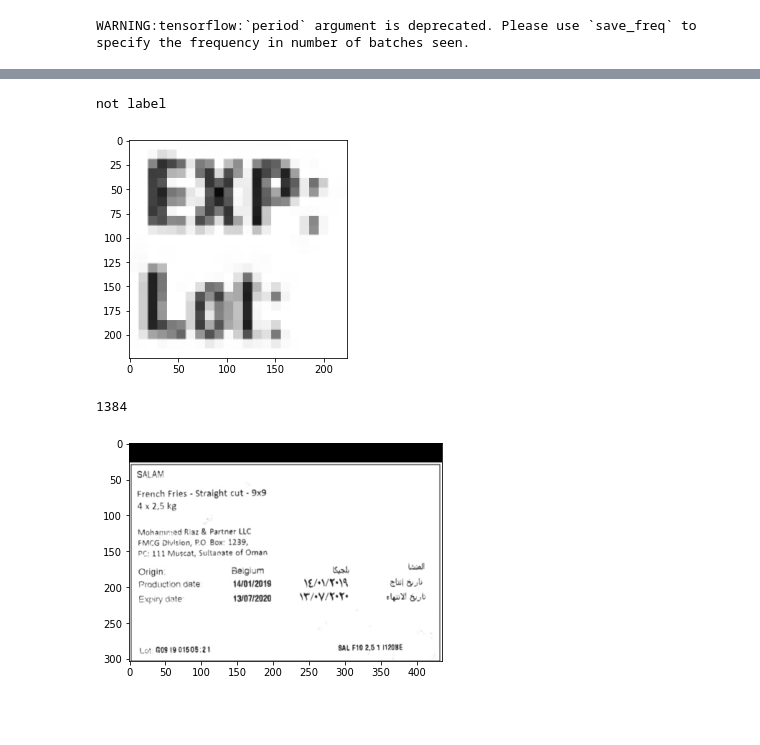
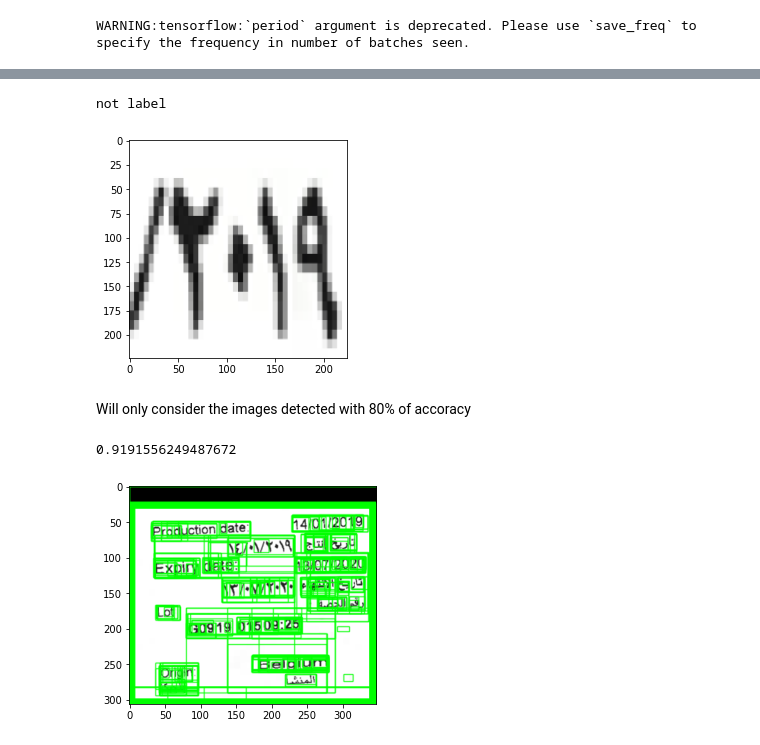
Before and after one commit to dua123/test_RCNN, a Jupyter notebook: RCNN.ipynb, the cells around one changed output, grey strips where cells are left out. Drawn from its saved outputs; the diff is of its cells as text; code cells hidden in the pictures; blank space fills up the shorter version.

```diff
--- a/RCNN.ipynb
+++ b/RCNN.ipynb
@@ -278,5 +266,5 @@ early = EarlyStopping(monitor='val_loss', min_delta=0, patience=100, verbose=1,
 # %% [output]
 WARNING:tensorflow:`period` argument is deprecated. Please use `save_freq` to specify the frequency in number of batches seen.
 # %%
-hist = model_final.fit_generator(generator= traindata, steps_per_epoch= 4, epochs= 3, validation_data= testdata, validation_steps=2, callbacks=[checkpoint,early])
+hist = model_final.fit_generator(generator= traindata, steps_per_epoch= 6, epochs= 5, validation_data= testdata, validation_steps=2, callbacks=[checkpoint,early])
 # %% [output]
@@ -314,5 +310,5 @@ X_test.shape
 # %%
-im = X_test[1]
+im = X_test[7]
 img = np.expand_dims(im, axis=0)
 plt.imshow(im)
 out= model_final.predict(img)
@@ -323,29 +319,35 @@ else:
     print("not label")
 # %% [output]
 not label
-[figure, old version]
+[figure, new version]
+# %% [markdown]
+Will only consider the images detected with 80% of accoracy
 # %%
-z=0
 for e,i in enumerate(os.listdir(path)):
-    if i == "label2.png":
-        z += 1
+    if i=="label3.png":
+        z=0
+        total=0
         img = cv2.imread(os.path.join(path,i))
         ss.setBaseImage(img)
         ss.switchToSelectiveSearchFast()
         ssresults = ss.process()
         imout = img.copy()
-        print(ssresults.size)
+        flag_label_true = 0
         for e,result in enumerate(ssresults):
+            z += 1
             if e < 2000:
                 x,y,w,h = result
                 timage = imout[y:y+h,x:x+w]
                 resized = cv2.resize(timage, (224,224), interpolation = cv2.INTER_AREA)
                 img = np.expand_dims(resized, axis=0)
                 out= model_final.predict(img)
-                if out[0][0] > 1:
+                if out[0][1] > 0.80:
                     cv2.rectangle(imout, (x, y), (x+w, y+h), (0, 255, 0), 1, cv2.LINE_AA)
-        plt.figure()
-        plt.imshow(imout)
+                    total+= out[0][1]
+        print(total/z)
+        if total/z > 0.85:
+            plt.figure()
+            plt.imshow(imout)
 # %% [output]
-1384
+0.9191556249487672
-[figure, old version]
+[figure, new version]
```
Also changed, not shown: parts of 8 cells of this notebook, 1 other file.
